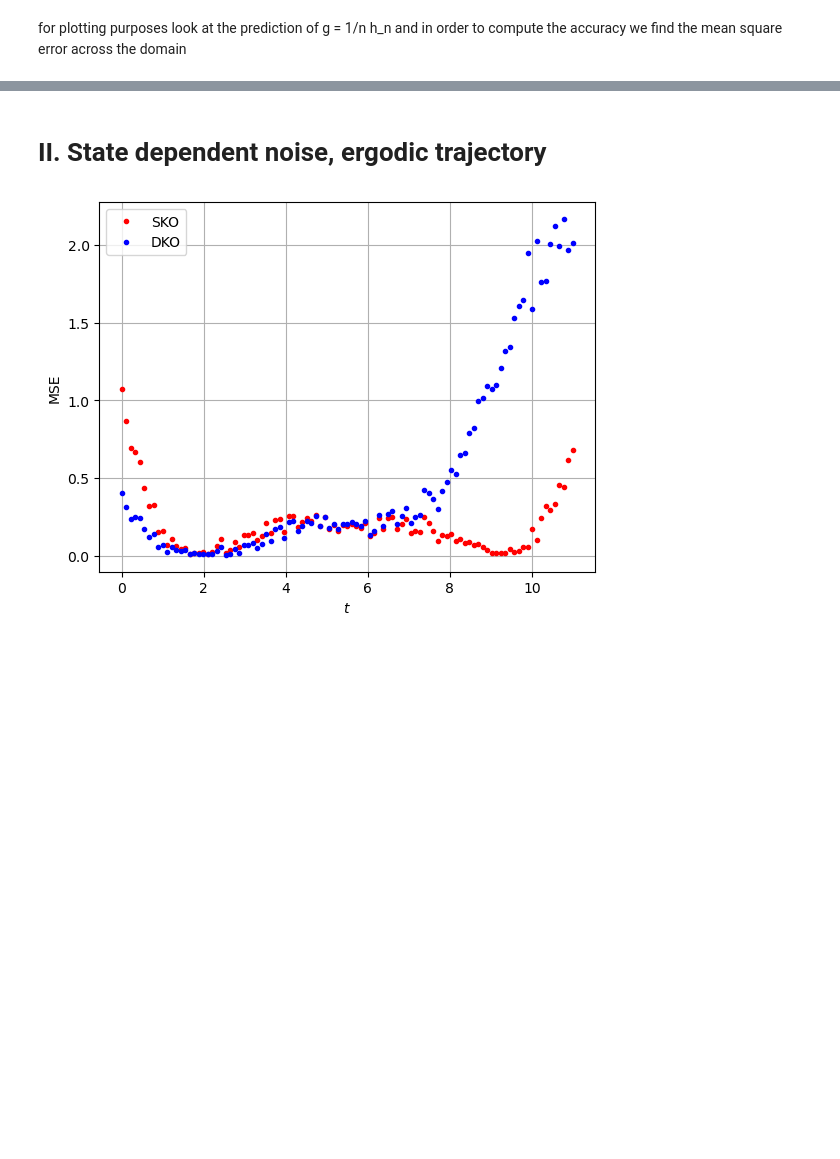
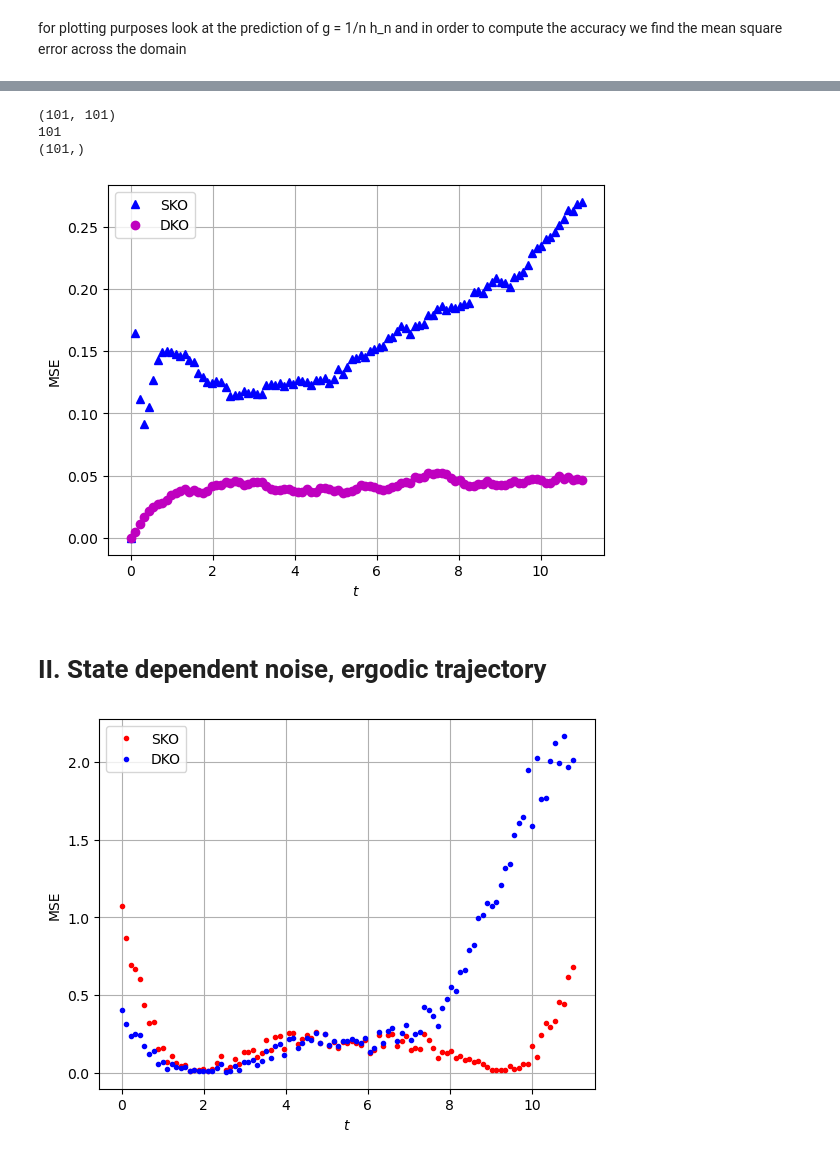
Before and after one commit to Maria-A-Oprea/Distributional_Koopman, a Jupyter notebook: State_dependent_noise.ipynb, the cells around one changed output, grey strips where cells are left out. Drawn from its saved outputs; the diff is of its cells as text; code cells hidden in the pictures; blank space fills up the shorter version.

```diff
--- a/State_dependent_noise.ipynb
+++ b/State_dependent_noise.ipynb
@@ -309,0 +355,4 @@ plt.show()
+# %%
+# save the data that produced plots
+K_DKO_traj = K_DKO
+K_SKO_traj = K_SKO
@@ -310,3 +362,38 @@ plt.show()
+# %%
+pred_SKO = prediction(K_SKO_traj, a, b)
+pred_DKO = prediction(K_DKO_traj, a, b)
+
+g_pred_SKO = 1/n* np.sum(pred_SKO, axis = 0)
+g_pred_DKO = 1/n* np.sum(pred_DKO, axis = 0)
+
+g_true = 1/n*np.sum(truth, axis = 0)
+#g_pred_SKO = pred_SKO[3, :, :]
+#g_pred_DKO = pred_DKO[3, :, :]
+#g_true = truth[3, :, :]
+#mean_square_error_SKO = np.sum((g_true - g_pred_SKO)**2, axis = 0)/N_x0
+#mean_square_error_DKO = np.sum((g_true - g_pred_DKO)**2, axis = 0)/N_x0
+
+mean_square_error_SKO = np.trapezoid((g_true - g_pred_SKO)**2, axis = 0)
+mean_square_error_DKO = np.trapezoid((g_true - g_pred_DKO)**2, axis = 0)
+print(np.shape(g_true))
+print(N)
+print(np.shape(mean_square_error_DKO))
+# try trapezoidal rule instead
+plt.plot(np.linspace(0, 11, N ), mean_square_error_SKO, 'b^',label = "SKO")
+plt.plot(np.linspace(0, 11, N ), mean_square_error_DKO, 'mo', label = "DKO")
+plt.legend()
+plt.xlabel("$t$")
+plt.ylabel("MSE")
+plt.grid()
+#plt.ylim(0,1)
+#plt.xlim(0, 2)
+plt.show()
+#plot_eigens(K_SKO, K_DKO)
+# %% [output]
+(101, 101)
+101
+(101,)
+[figure, added]
 # %% [markdown]
 # II. State dependent noise, ergodic trajectory
 # %%
```
Also changed, not shown: parts of 9 cells of this notebook.
